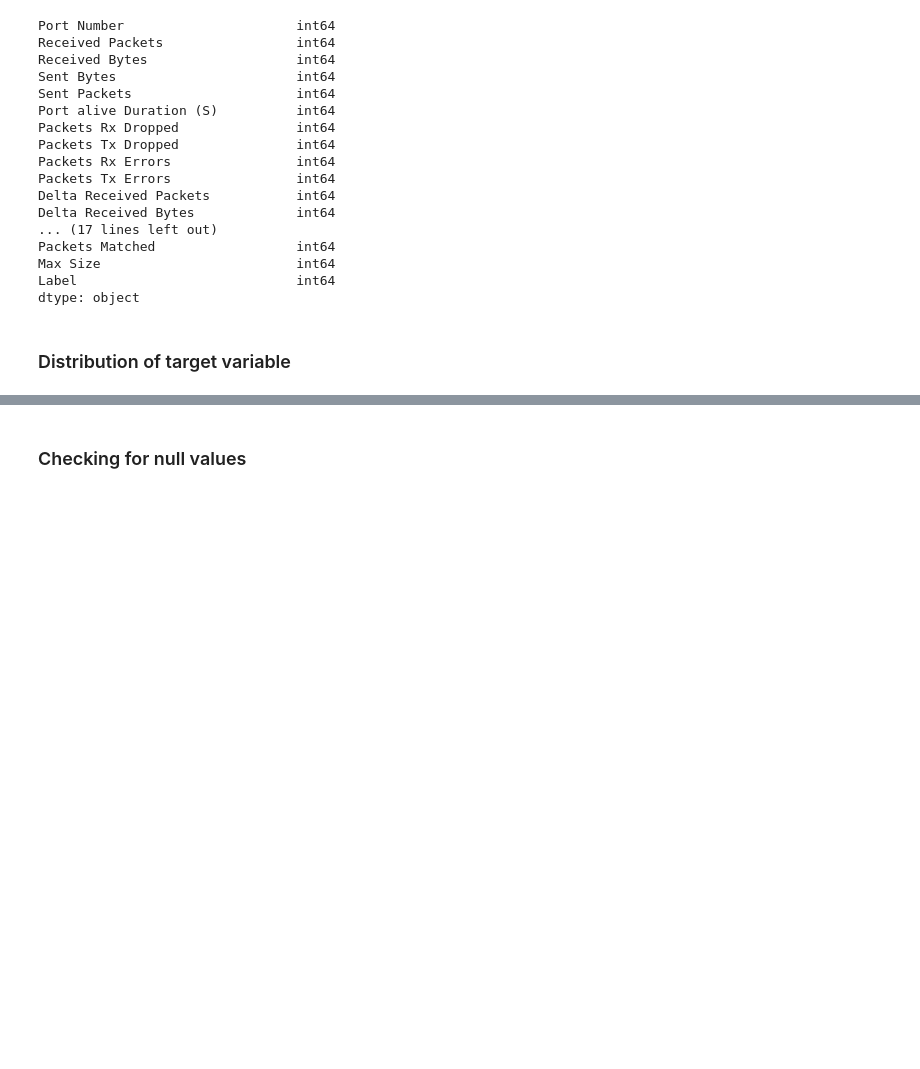
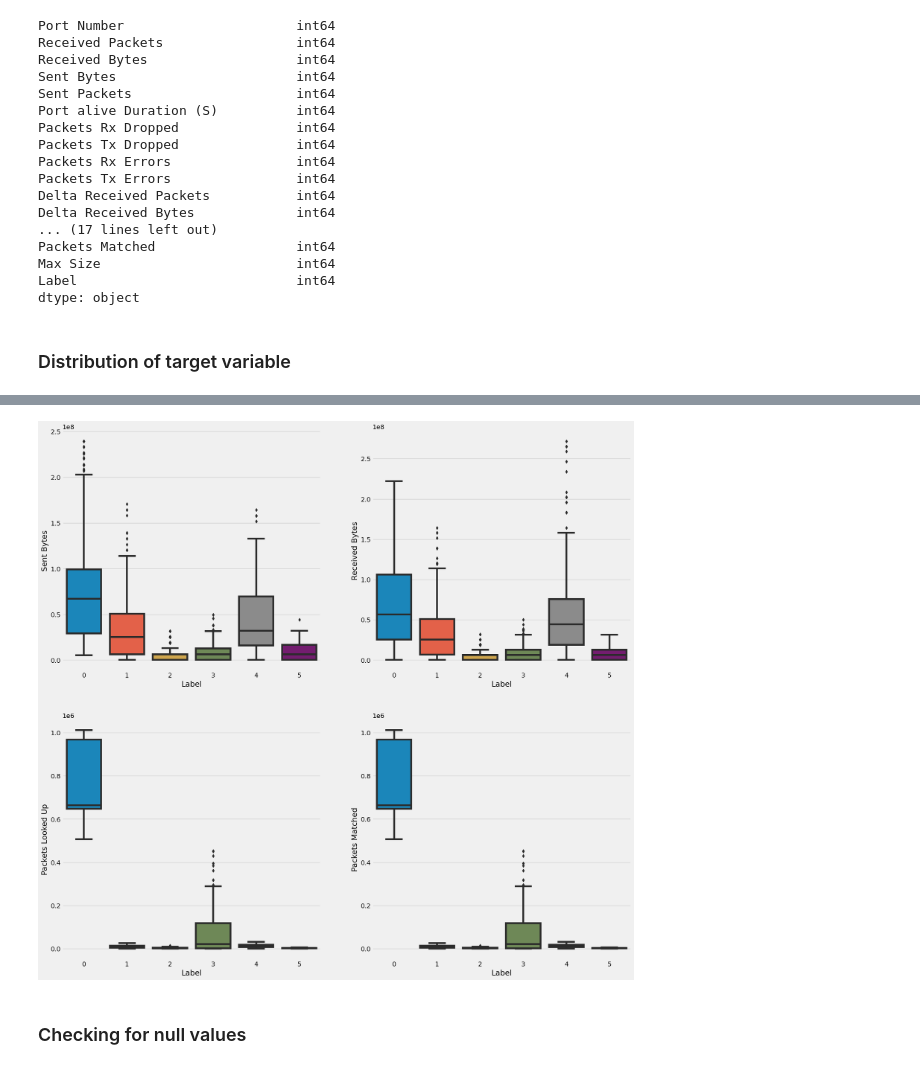
Before and after one commit to ysaidheeraj/Network-Intrusion-Prediction, a Jupyter notebook: network_intrusion_prediction.ipynb, the cells around one changed output, grey strips where cells are left out. Drawn from its saved outputs; the diff is of its cells as text; code cells hidden in the pictures; blank space fills up the shorter version.

```diff
--- a/network_intrusion_prediction.ipynb
+++ b/network_intrusion_prediction.ipynb
@@ -124,3 +169,16 @@ fig.show()
+# %%
+feats = ['Sent Bytes','Received Bytes','Packets Looked Up','Packets Matched']
+
+fig=plt.figure(figsize=(20,20))
+i = 0
+for feat in feats:
+    ax=fig.add_subplot(2,2,i+1)
+    sns.boxplot(data=input_df,x='Label',y=feat,ax=ax)
+    i += 1
+
+plt.show()
+# %% [output]
+[figure, added]
 # %% [markdown]
 ### Checking for null values
 # %%
```
Also changed, not shown: parts of 6 cells of this notebook.
